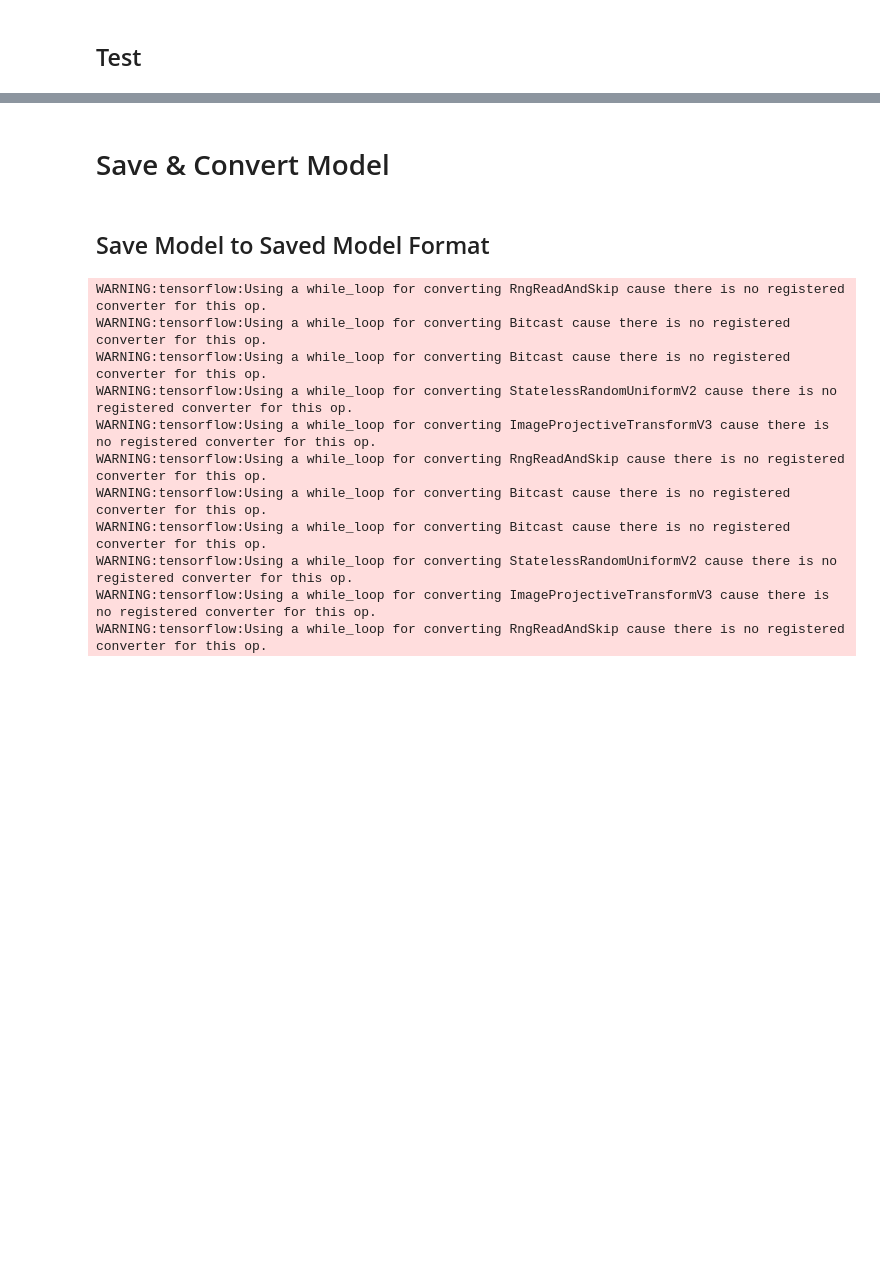
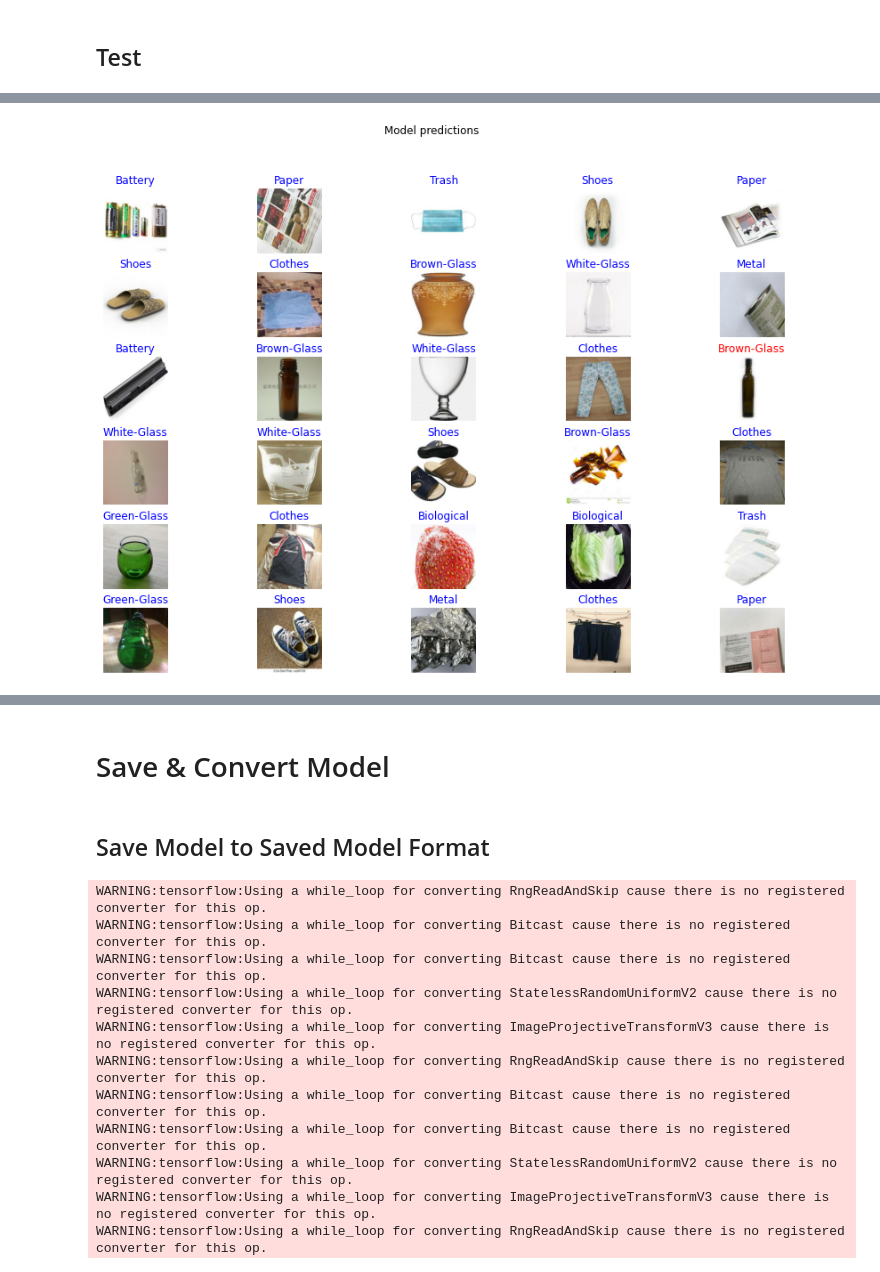
Before and after one commit to virgiawankusuma/Garbage-Classification, a Jupyter notebook: public/model/model_garbage_new.ipynb, the cells around one changed output, grey strips where cells are left out. Drawn from its saved outputs; the diff is of its cells as text; code cells hidden in the pictures; blank space fills up the shorter version.

Commit message:
fix: Change model testing to automated testing

```diff
--- a/public/model/model_garbage_new.ipynb
+++ b/public/model/model_garbage_new.ipynb
@@ -456,0 +463,6 @@ WARNING:tensorflow:Using a while_loop for converting ImageProjectiveTransformV3
+# %%
+class_names = np.array(class_names)
+class_names_val = np.array(class_names_val)
+
+print(f'List label Train data: \n{class_names}\n')
+print(f'List label Validation data: \n{class_names_val}')
@@ -456,0 +477,13 @@ WARNING:tensorflow:Using a while_loop for converting ImageProjectiveTransformV3
+# %%
+image_batch_test, label_batch_test = next(iter(test_dataset))
+
+image_batch_test, label_batch_test = image_batch_test.numpy(), label_batch_test.numpy()
+
+
+predicted_batch = load_model.predict(image_batch_test)
+predicted_batch = tf.squeeze(predicted_batch).numpy()
+
+predicted_ids = np.argmax(predicted_batch, axis=-1)
+predicted_class_names = class_names[predicted_ids]
+
+print(predicted_class_names)
@@ -457 +523,14 @@ WARNING:tensorflow:Using a while_loop for converting ImageProjectiveTransformV3
+# %%
+plt.figure(figsize=(15,10))
+plt.subplots_adjust(hspace=0.3)
+
+for n in range(30):
+  plt.subplot(6,5,n+1)
+  plt.imshow(image_batch_test[n].astype('uint8'))
+  color = "blue" if predicted_ids[n] == label_batch_test[n] else "red"
+  plt.title(predicted_class_names[n].title(), color=color)
+  plt.axis('off')
+_ = plt.suptitle("Model predictions")
+# %% [output]
+[figure, added]
 # %%
```
Also changed, not shown: parts of 18 cells of this notebook, 1 other file.
